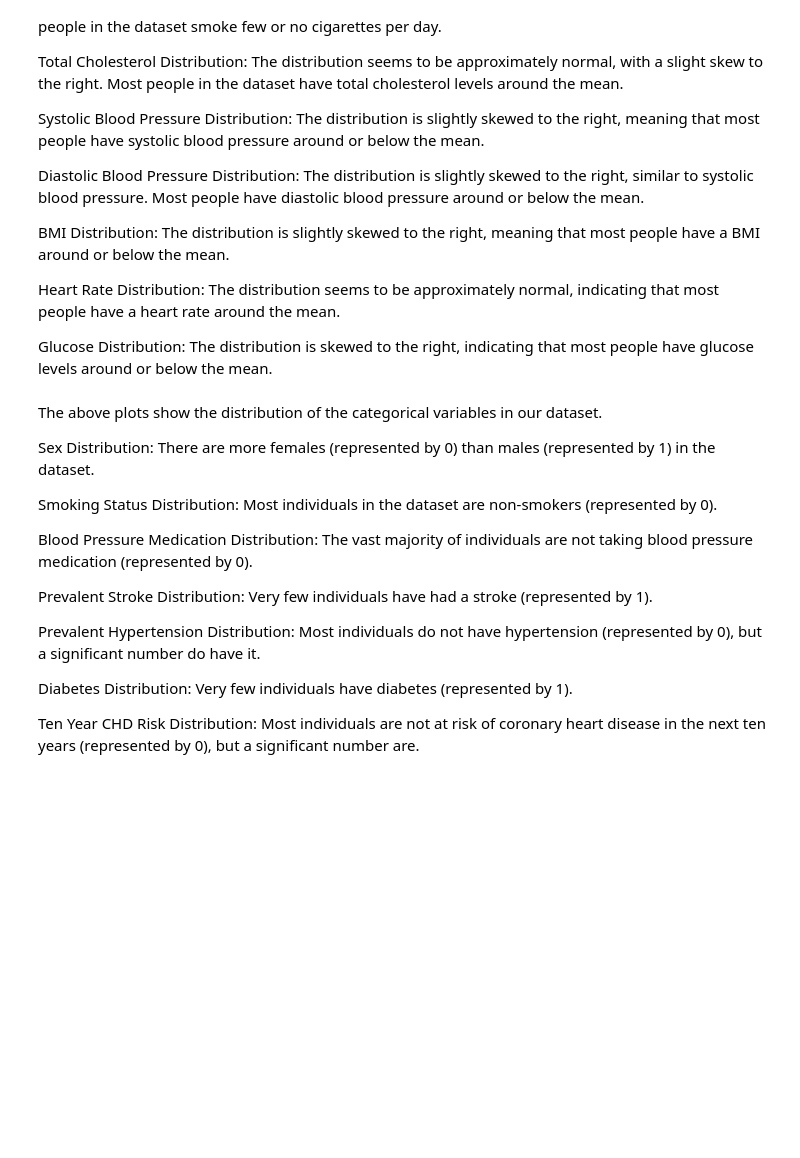
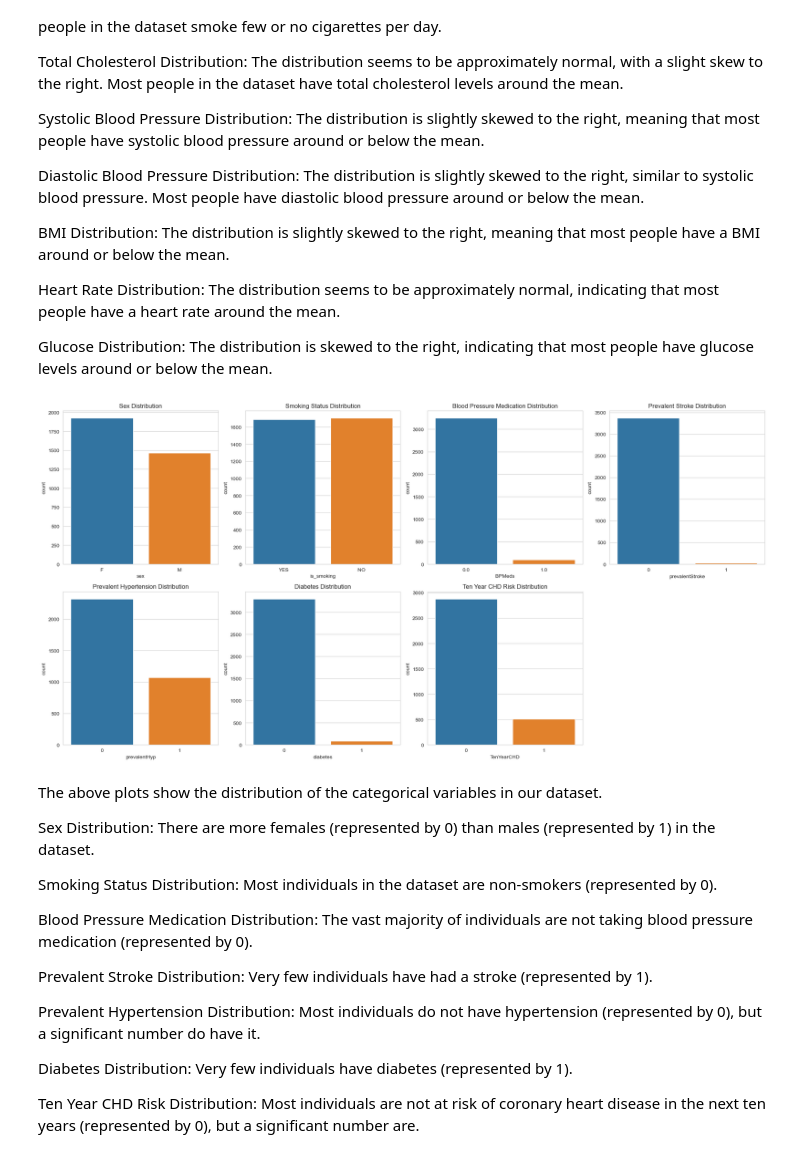
Before and after one commit to sudhir-singh94/Classification_Cardiovascular_Risk, a Jupyter notebook: Classification_Cardiovascular_Risk.ipynb, the cells around one changed output. Cells and saved outputs as stored; diff of their text form; code cells hidden in the pictures; blank space fills up the shorter version.

```diff
--- a/Classification_Cardiovascular_Risk.ipynb
+++ b/Classification_Cardiovascular_Risk.ipynb
@@ -248,39 +275,41 @@ Glucose Distribution: The distribution is skewed to the right, indicating that m
 # %%
 # Categorical Variables Distribution
 fig, axes = plt.subplots(2, 4, figsize=(20, 10))
 
 # Plotting 'sex'
-sns.countplot(data=df_wrangled, x='sex', ax=axes[0, 0])
+sns.countplot(data=df, x='sex', ax=axes[0, 0])
 axes[0, 0].set_title('Sex Distribution')
 
 # Plotting 'is_smoking'
-sns.countplot(data=df_wrangled, x='is_smoking', ax=axes[0, 1])
+sns.countplot(data=df, x='is_smoking', ax=axes[0, 1])
 axes[0, 1].set_title('Smoking Status Distribution')
 
 # Plotting 'BPMeds'
-sns.countplot(data=df_wrangled, x='BPMeds', ax=axes[0, 2])
+sns.countplot(data=df, x='BPMeds', ax=axes[0, 2])
 axes[0, 2].set_title('Blood Pressure Medication Distribution')
 
 # Plotting 'prevalentStroke'
-sns.countplot(data=df_wrangled, x='prevalentStroke', ax=axes[0, 3])
+sns.countplot(data=df, x='prevalentStroke', ax=axes[0, 3])
 axes[0, 3].set_title('Prevalent Stroke Distribution')
 
 # Plotting 'prevalentHyp'
-sns.countplot(data=df_wrangled, x='prevalentHyp', ax=axes[1, 0])
+sns.countplot(data=df, x='prevalentHyp', ax=axes[1, 0])
 axes[1, 0].set_title('Prevalent Hypertension Distribution')
 
 # Plotting 'diabetes'
-sns.countplot(data=df_wrangled, x='diabetes', ax=axes[1, 1])
+sns.countplot(data=df, x='diabetes', ax=axes[1, 1])
 axes[1, 1].set_title('Diabetes Distribution')
 
 # Plotting 'TenYearCHD'
-sns.countplot(data=df_wrangled, x='TenYearCHD', ax=axes[1, 2])
+sns.countplot(data=df, x='TenYearCHD', ax=axes[1, 2])
 axes[1, 2].set_title('Ten Year CHD Risk Distribution')
 
 fig.delaxes(axes[1][3])  # Delete empty subplot
 
 plt.tight_layout()
 plt.show()
+# %% [output]
+[figure, added]
 # %% [markdown]
 The above plots show the distribution of the categorical variables in our dataset.
 
```
Also changed, not shown: parts of 55 cells of this notebook.
